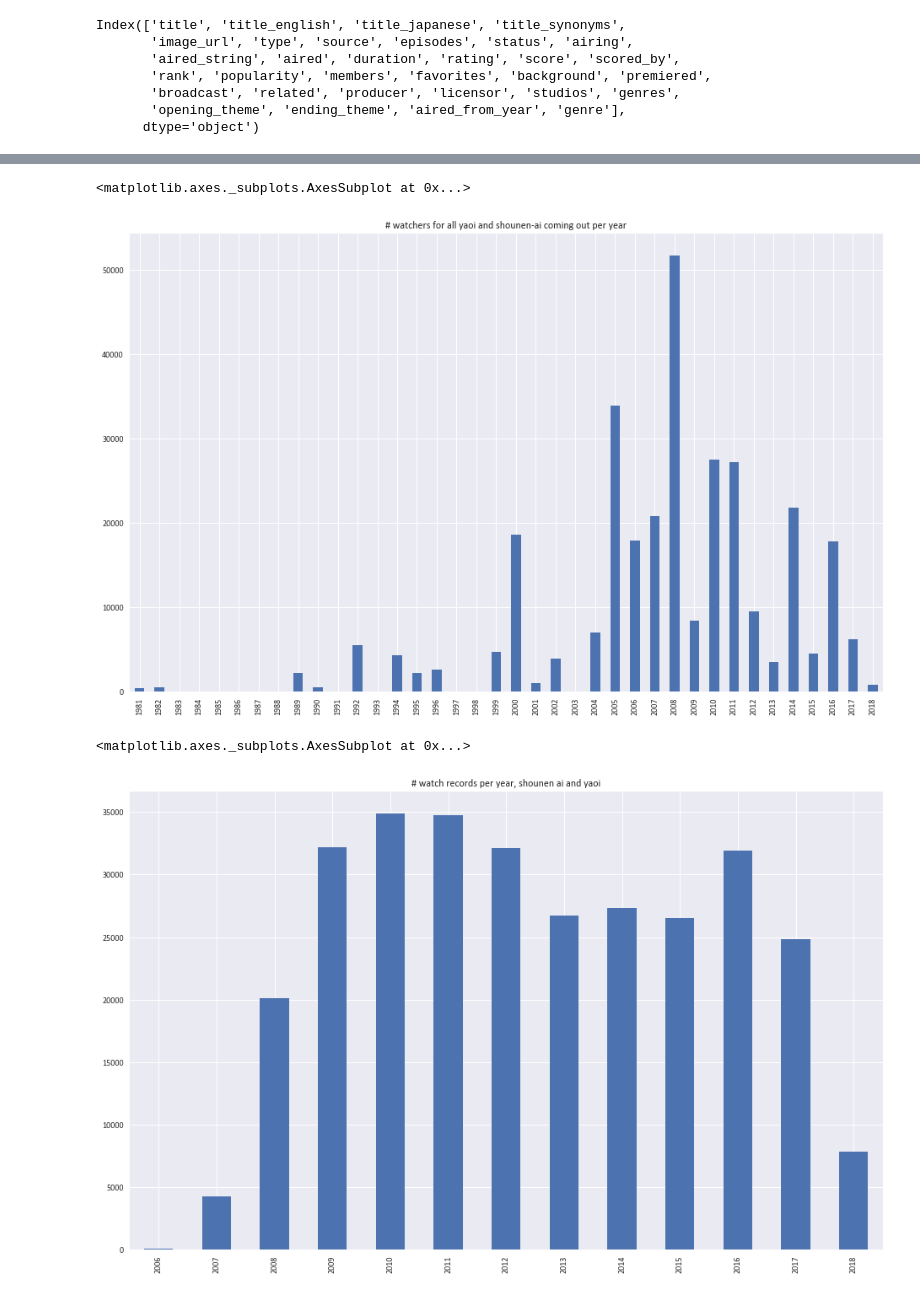
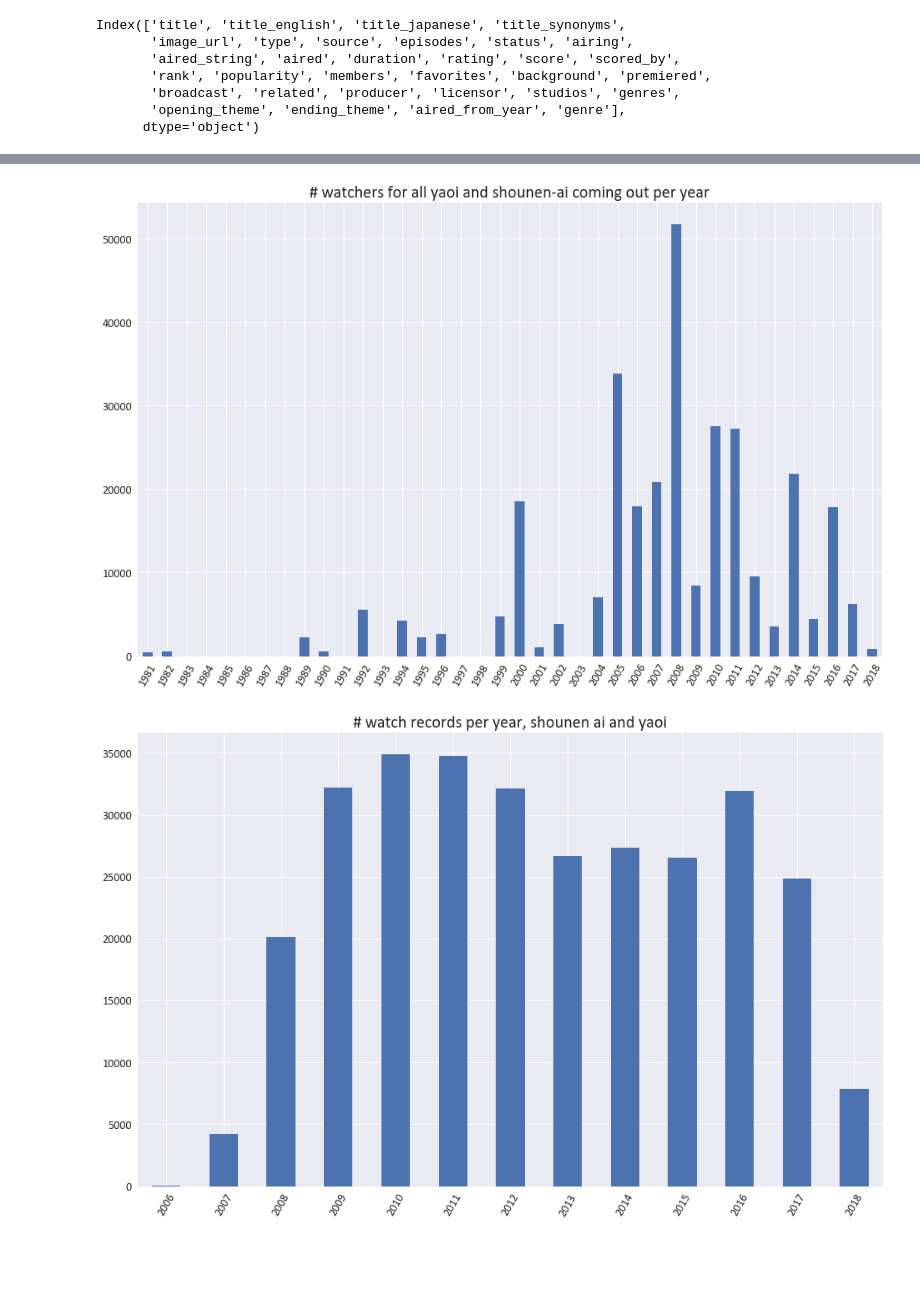
Before and after one commit to racinmat/mal-analysis, a Jupyter notebook: just_nagat_things.ipynb, the cells around one changed output, grey strips where cells are left out. Saved outputs shown, nothing was run; the diff lists cells and outputs as text; code cells hidden in the pictures; blank space fills up the shorter version.

```diff
--- a/just_nagat_things.ipynb
+++ b/just_nagat_things.ipynb
@@ -37,6 +37,18 @@ plt.style.use('seaborn')
 
 from matplotlib import rcParams
 rcParams['font.family'] = 'Calibri'
+
+conf = {
+    'font.size': 14.0,
+    'figure.titlesize': 'x-large',
+    'axes.titlesize': 'x-large',
+    'axes.labelsize': 'large',
+    'xtick.labelsize': 'medium',
+    'ytick.labelsize': 'medium',
+    'legend.fontsize': 'medium',
+}
+
+plt.rcParams.update(conf)
 # %%
 # showing all available font
 import matplotlib.font_manager
@@ -180,19 +193,21 @@ shonen_ai_or_yaoi_ratings_years = animelists_genres_years[shonen_ai_or_yaoi_list
 shonen_ai_or_yaoi_ratings_years.index = shonen_ai_or_yaoi_ratings_years.index.astype(np.int)
 shonen_ai_or_yaoi_ratings_years = shonen_ai_or_yaoi_ratings_years.reindex(list(range(min_year, max_year + 1)), fill_value=0)
 shonen_ai_or_yaoi_ratings_years.sort_index().plot.bar(figsize=(16, 10), title='# watchers for all yaoi and shounen-ai coming out per year')
+plt.xticks(rotation=60)
+plt.savefig('graphs-nagat/num-watchers-yaoi-and-shounen-ai-per-year.png', bbox_inches="tight")
 # %% [output]
-<matplotlib.axes._subplots.AxesSubplot at 0x...>
-[figure, old version]
+[figure, new version]
 # %%
 min_year = 2006  ## hardcoded MAL minimum
 max_year = animelists_genres_years[shonen_ai_or_yaoi_list]['my_last_updated'].dt.year.max()
 shonen_ai_or_yaoi_ratings_years = animelists_genres_years[shonen_ai_or_yaoi_list]['my_last_updated'].dt.year.value_counts()
 shonen_ai_or_yaoi_ratings_years.index = shonen_ai_or_yaoi_ratings_years.index.astype(np.int)
 shonen_ai_or_yaoi_ratings_years = shonen_ai_or_yaoi_ratings_years.reindex(list(range(min_year, max_year + 1)), fill_value=0)
 shonen_ai_or_yaoi_ratings_years.sort_index().plot.bar(figsize=(16, 10), title='# watch records per year, shounen ai and yaoi')
+plt.xticks(rotation=60)
+plt.savefig('graphs-nagat/watch-records-per-year.png', bbox_inches="tight")
 # %% [output]
-<matplotlib.axes._subplots.AxesSubplot at 0x...>
-[figure, old version]
+[figure, new version]
 # %%
 min_year = animelists_genres_years[shonen_ai_or_yaoi_list]['aired_from_year'].min()
 max_year = animelists_genres_years[shonen_ai_or_yaoi_list]['aired_from_year'].max()
```
Also changed, not shown: parts of 6 cells of this notebook, 1 other file.
